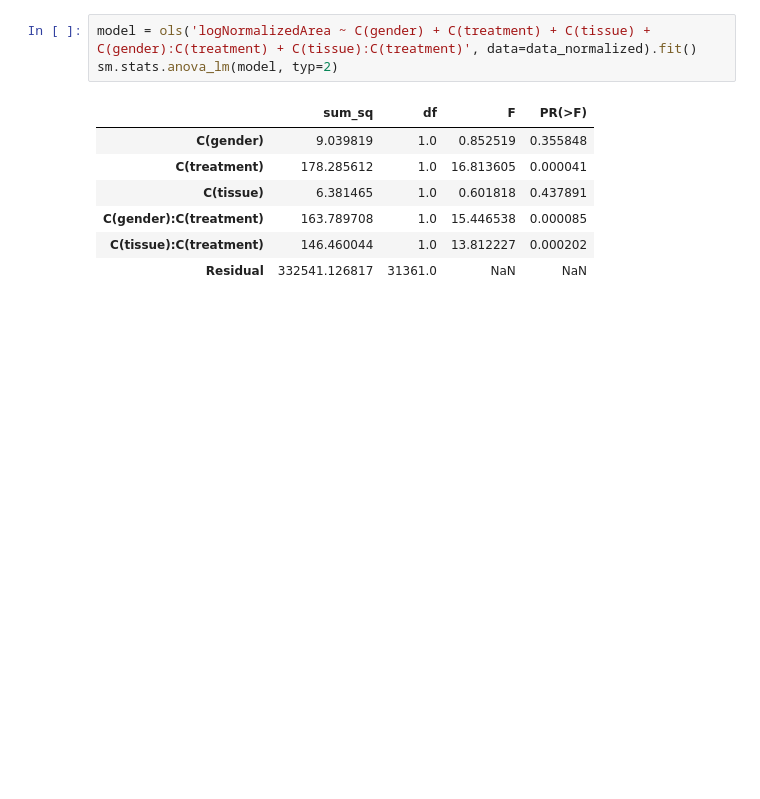
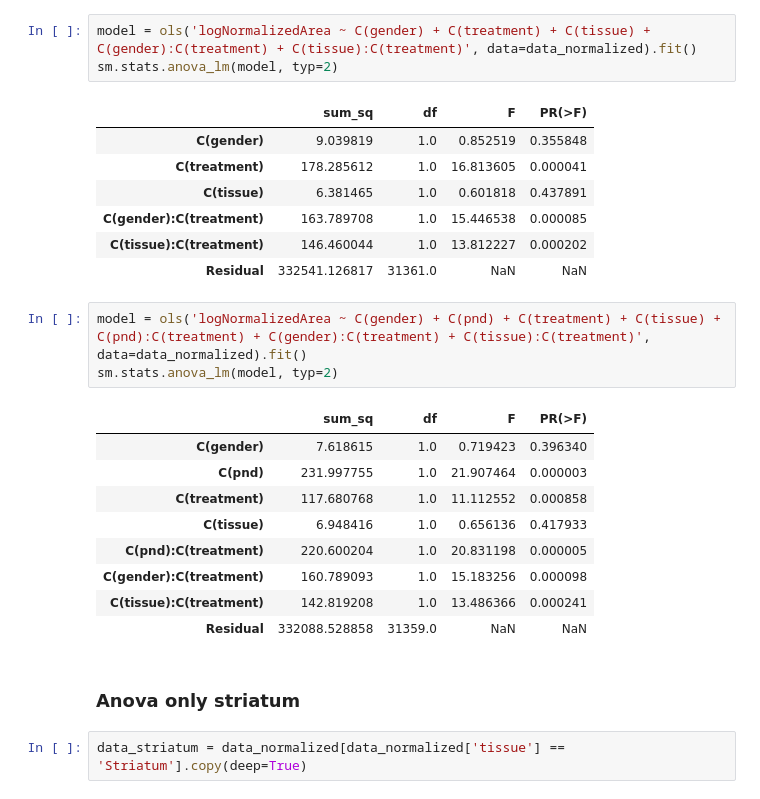
Before and after one commit to Ivan2nn/lipids, a Jupyter notebook: analysis-normalized-area.ipynb, the cells around one changed output. Drawn from its saved outputs; the diff is of its cells as text; blank space fills up the shorter version.

```diff
--- a/analysis-normalized-area.ipynb
+++ b/analysis-normalized-area.ipynb
@@ -229,3 +229,20 @@ sm.stats.anova_lm(model, typ=2)
 | C(gender):C(treatment) | 163.789708 | 1.0 | 15.446538 | 0.000085 |
 | C(tissue):C(treatment) | 146.460044 | 1.0 | 13.812227 | 0.000202 |
 | Residual | 332541.126817 | 31361.0 | NaN | NaN |
+# %%
+model = ols('logNormalizedArea ~ C(gender) + C(pnd) + C(treatment) + C(tissue) + C(pnd):C(treatment) + C(gender):C(treatment) + C(tissue):C(treatment)', data=data_normalized).fit()
+sm.stats.anova_lm(model, typ=2)
+# %% [output]
+|  | sum_sq | df | F | PR(>F) |
+| C(gender) | 7.618615 | 1.0 | 0.719423 | 0.396340 |
+| C(pnd) | 231.997755 | 1.0 | 21.907464 | 0.000003 |
+| C(treatment) | 117.680768 | 1.0 | 11.112552 | 0.000858 |
+| C(tissue) | 6.948416 | 1.0 | 0.656136 | 0.417933 |
+| C(pnd):C(treatment) | 220.600204 | 1.0 | 20.831198 | 0.000005 |
+| C(gender):C(treatment) | 160.789093 | 1.0 | 15.183256 | 0.000098 |
+| C(tissue):C(treatment) | 142.819208 | 1.0 | 13.486366 | 0.000241 |
+| Residual | 332088.528858 | 31359.0 | NaN | NaN |
+# %% [markdown]
+### Anova only striatum
+# %%
+data_striatum = data_normalized[data_normalized['tissue'] == 'Striatum'].copy(deep=True)
```
Also changed, not shown: parts of 6 cells of this notebook.
